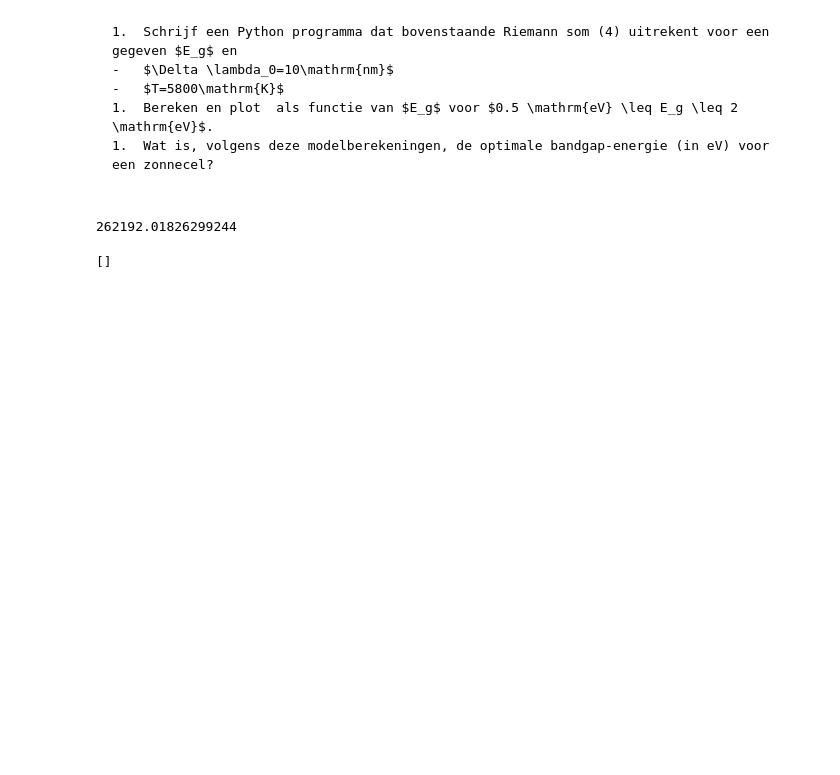
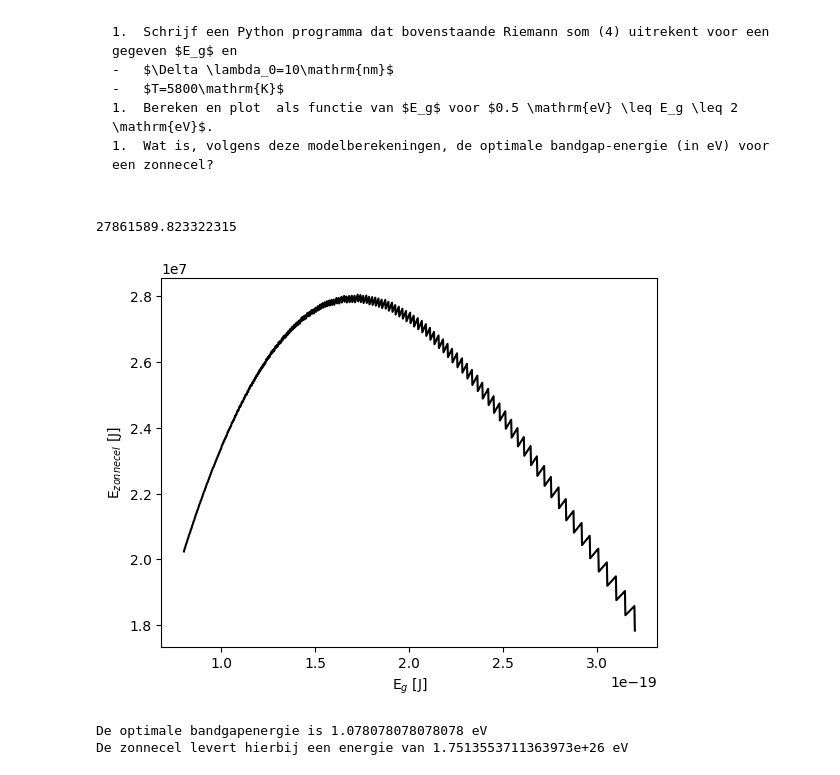
Before and after one commit to SybrenK07/25, a Jupyter notebook: Content/PySim/10_voltaische_cel.ipynb, the cells around one changed output. Saved outputs shown, nothing was run; the diff lists cells and outputs as text; code cells hidden in the pictures; blank space fills up the shorter version.

```diff
--- a/Content/PySim/10_voltaische_cel.ipynb
+++ b/Content/PySim/10_voltaische_cel.ipynb
@@ -216,27 +216,31 @@ def E_T_2(l0,  Eg):
     for i in range(1,int(N)):
         opp = 1/((i*l0)**4 * (np.exp(a/(i*l0))-1))*l0
         E += opp
-    return 2 * np.pi * c * Eg * opp
+    return 2 * np.pi * c * Eg * E
 
-#your code/answer
 #Eg = 1.1eV
 Eg = 1.1*1.602*10**(-19)
 b_1 = E_T_2(10e-9, Eg)
 print(b_1)
 # %% [output]
-262192.01826299244
+27861589.823322315
 # %%
 E_g = 1.602E-19 * np.linspace(0.5, 2, 1000)
-E_g_T = np.array([])
-for i in E_g:
-    E_g_T += E_T_2(10e-9,i)
-print(E_g_T)
+E_g_T = np.array([E_T_2(10e-9,i) for i in E_g])
 
-#plt.figure()
-#plt.plot(E_g, E_g_T, "k.")
-#plt.xlabel("E$_g$ [J]")
-#plt.ylabel("E$_zc$ [J]")
-#plt.show()
-#your code/answer
+plt.figure()
+plt.plot(E_g, E_g_T, "k-")
+plt.xlabel("E$_g$ [J]")
+plt.ylabel("E$_{zonnecel}$ [J]")
+plt.show()
+
+idx = np.argmax(E_g_T)
+E_g_opt = E_g[idx]/(1.602E-19)
+E_g_T_max = max(E_g_T)/(1.602E-19)
+
+print(f"De optimale bandgapenergie is {E_g_opt} eV")
+print(f"De zonnecel levert hierbij een energie van {E_g_T_max} eV")
 # %% [output]
+[figure, added]
-[]
+De optimale bandgapenergie is 1.078078078078078 eV
+De zonnecel levert hierbij een energie van 1.7513553711363973e+26 eV
```
Also changed, not shown: 1 other file.
